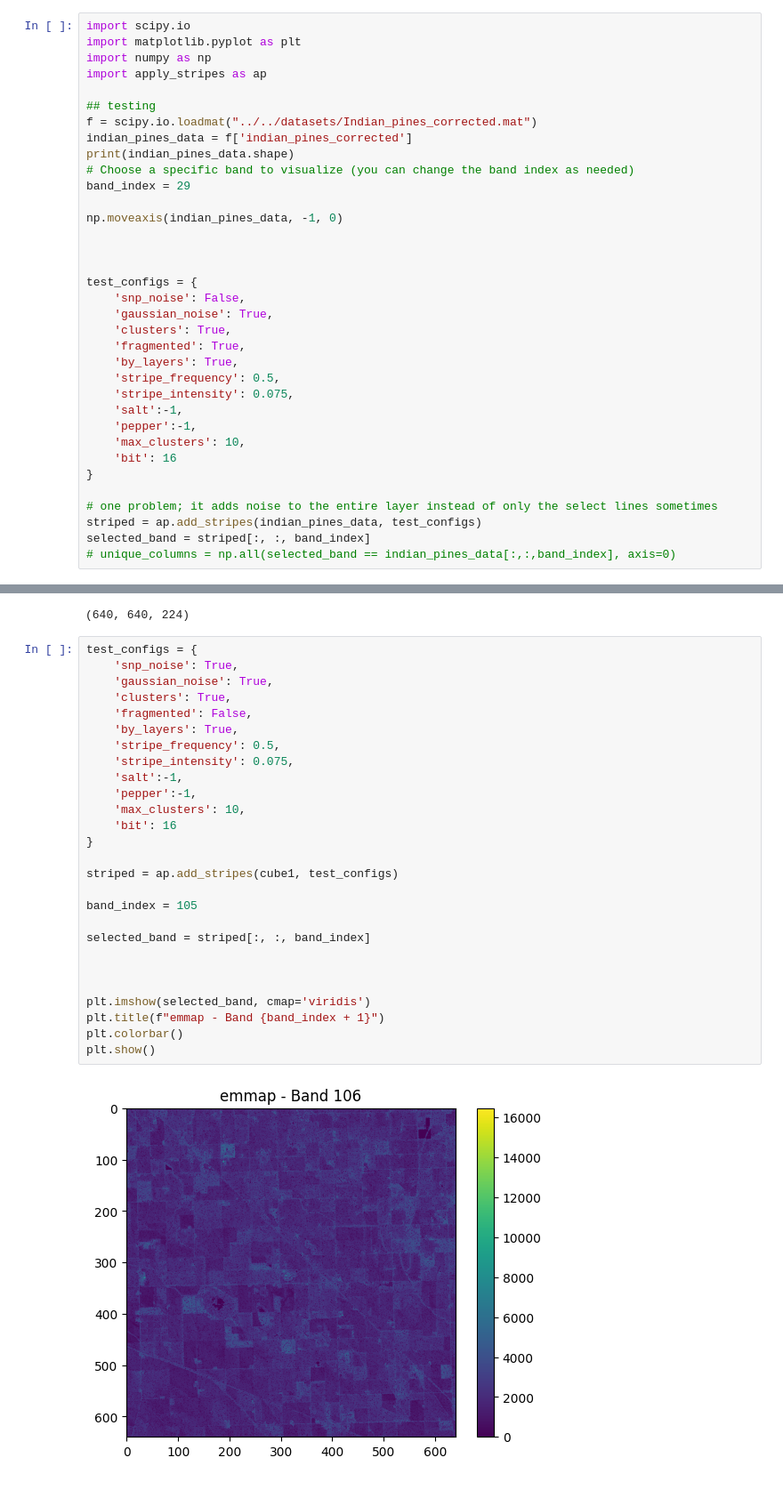
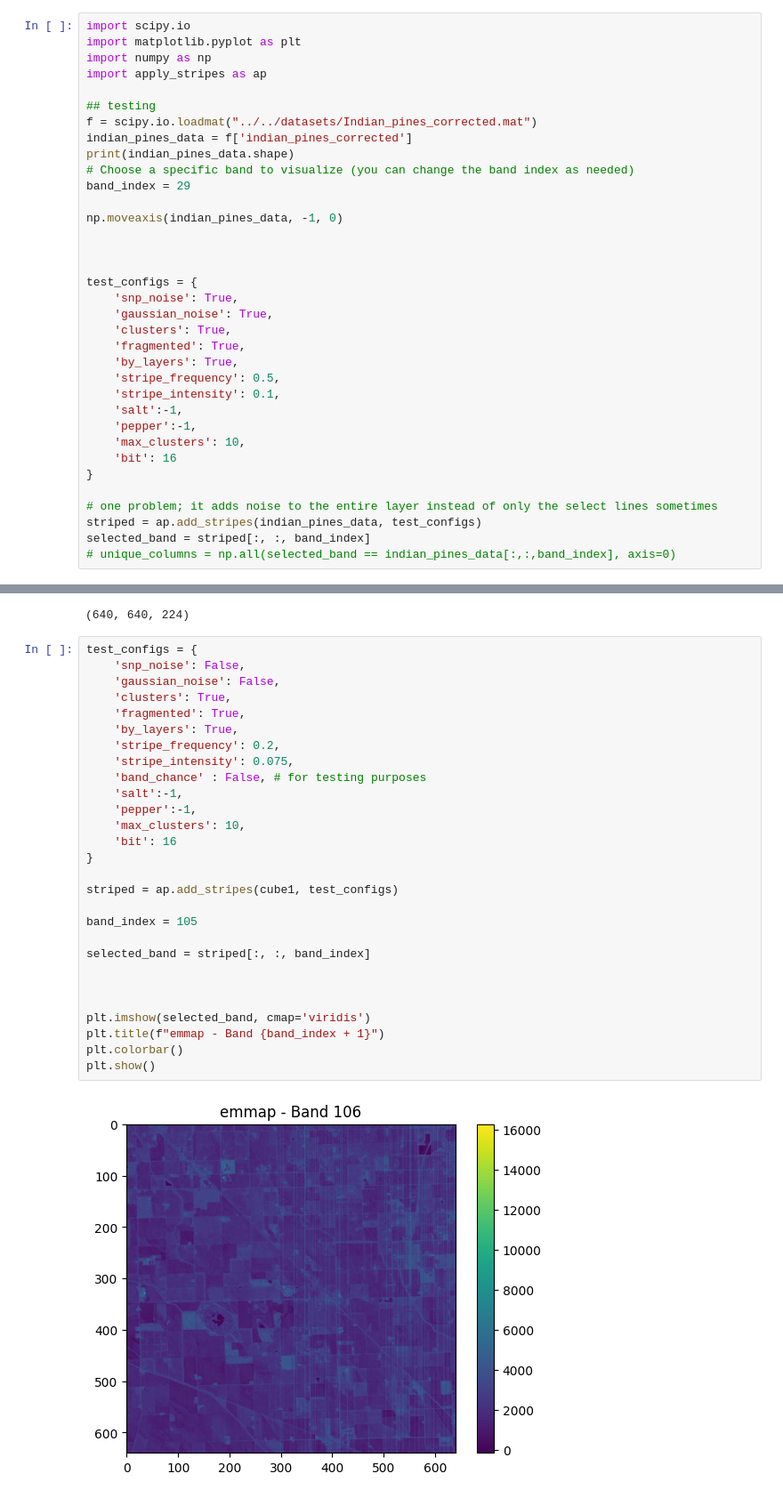
Before and after one commit to utat-ss/FINCH-destriping, a Jupyter notebook: destriping/augmentation_pipeline/apply_stripes_indian_pines.ipynb, the cells around one changed output, grey strips where cells are left out. Shown at 89% size. Saved outputs shown, nothing was run; the diff lists cells and outputs as text.

Commit message:
added chance of band having stripes

```diff
--- a/destriping/augmentation_pipeline/apply_stripes_indian_pines.ipynb
+++ b/destriping/augmentation_pipeline/apply_stripes_indian_pines.ipynb
@@ -16,13 +16,13 @@ np.moveaxis(indian_pines_data, -1, 0)
 
 
 test_configs = {
-    'snp_noise': False,
+    'snp_noise': True,
     'gaussian_noise': True,
     'clusters': True,
     'fragmented': True,
     'by_layers': True,
     'stripe_frequency': 0.5,
-    'stripe_intensity': 0.075,
+    'stripe_intensity': 0.1,
     'salt':-1,
     'pepper':-1,
     'max_clusters': 10,
@@ -59,33 +59,34 @@ print(cube1.shape) #bands on the last axis
 (640, 640, 224)
 # %%
 test_configs = {
-    'snp_noise': True,
-    'gaussian_noise': True,
+    'snp_noise': False,
+    'gaussian_noise': False,
     'clusters': True,
-    'fragmented': False,
+    'fragmented': True,
     'by_layers': True,
-    'stripe_frequency': 0.5,
+    'stripe_frequency': 0.2,
     'stripe_intensity': 0.075,
+    'band_chance' : False, # for testing purposes
     'salt':-1,
     'pepper':-1,
     'max_clusters': 10,
     'bit': 16
 }
 
 striped = ap.add_stripes(cube1, test_configs)
 
 band_index = 105
 
 selected_band = striped[:, :, band_index]
 
 
 
 plt.imshow(selected_band, cmap='viridis')
 plt.title(f"emmap - Band {band_index + 1}")
 plt.colorbar()
 plt.show()
 # %% [output]
-[figure, old version]
+[figure, new version]
 # %%
 print(striped.shape)
 # %% [output]
```
Also changed, not shown: parts of 5 cells of this notebook, 1 other file.
